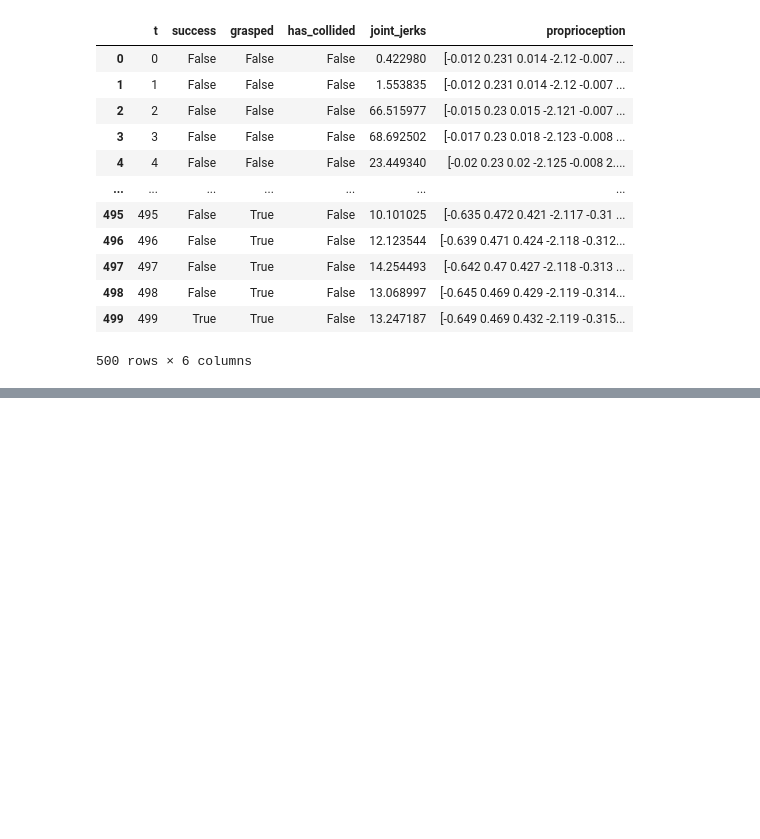
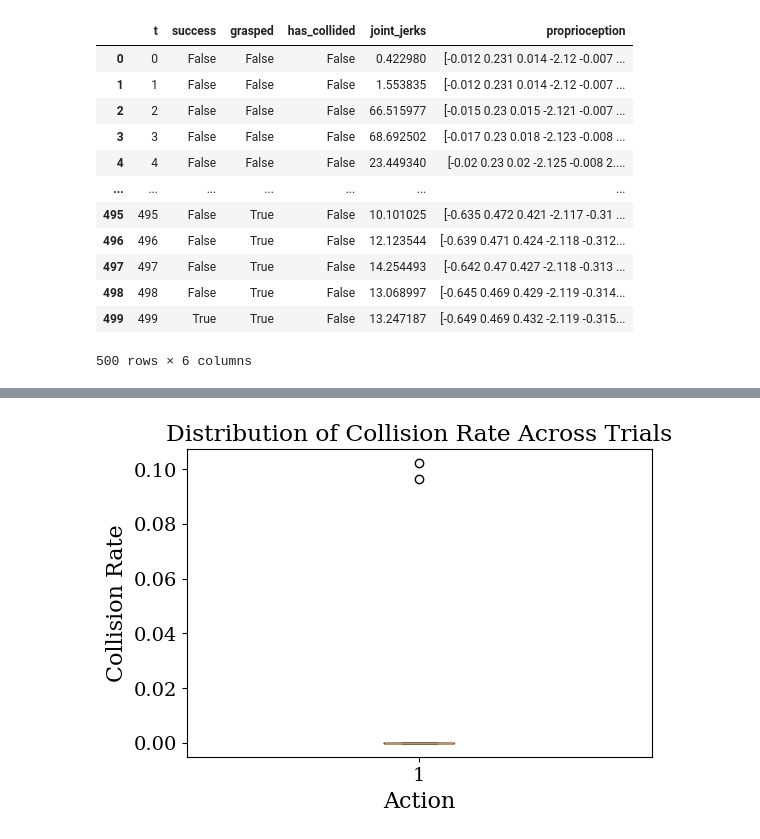
Before and after one commit to RL-Sim-to-Real/training, a Jupyter notebook: visualize/real_time_experiments.ipynb, the cells around one changed output, grey strips where cells are left out. Saved outputs shown, nothing was run; the diff lists cells and outputs as text; code cells hidden in the pictures; blank space fills up the shorter version.

Commit message:
trial plots

```diff
--- a/visualize/real_time_experiments.ipynb
+++ b/visualize/real_time_experiments.ipynb
@@ -30,7 +30,7 @@ folder_path = "/home/sazimi/Desktop/ICRA2026/training/sim_to_real/real_franka_ev
 action = actions[0]
 # %%
 file_paths = [
-    os.path.join(folder_path, f"{action}_use_prop_{str(use_prop)}_trial_{i}_success.pkl.csv")
+    os.path.join(folder_path, f"{action}_use_prop_{str(use_prop)}_trial_{i}.pkl.csv")
     for i in range(10)
 ]
 print(file_paths)
@@ -54,6 +54,16 @@ df
 | 499 | 499 | True | True | False | 13.247187 | [-0.649 0.469 0.432 -2.119 -0.315... |
 500 rows × 6 columns
 # %%
-any_success = df['success'].any()
-print("Any success:", any_success)
+dfs = []
+for path in file_paths:
+    if os.path.exists(path):
+        df = pd.read_csv(path)
+        # Extract trial number from filename using regex
+        match = re.search(r"trial_(\d+)", os.path.basename(path))
+        trial = int(match.group(1)) if match else None
+        df['trial'] = trial
+        dfs.append(df)
+
+all_results = pd.concat(dfs, ignore_index=True)
+all_results
 # %% [output]
@@ -60,0 +87,7 @@ Any success: True
+# %%
+trial_stats = all_results.groupby('trial').agg(
+    num_collisions=('has_collided', 'sum'),
+    trial_length=('has_collided', 'count')
+)
+trial_stats['trial_collision_rate'] = trial_stats['num_collisions'] / trial_stats['trial_length']
+trial_stats
@@ -60,0 +107,12 @@ Any success: True
+# %%
+import matplotlib.pyplot as plt
+
+# Assuming 'trial_stats' is your DataFrame and the final column is 'grasps_per_length'
+plt.figure(figsize=(6, 4))
+plt.boxplot(trial_stats['trial_collision_rate'].dropna())
+plt.xlabel('Action')
+plt.ylabel('Collision Rate')
+plt.title('Distribution of Collision Rate Across Trials')
+plt.show()
+# %% [output]
+[figure, added]
```
Also changed, not shown: parts of 11 cells of this notebook, 3 other files.
